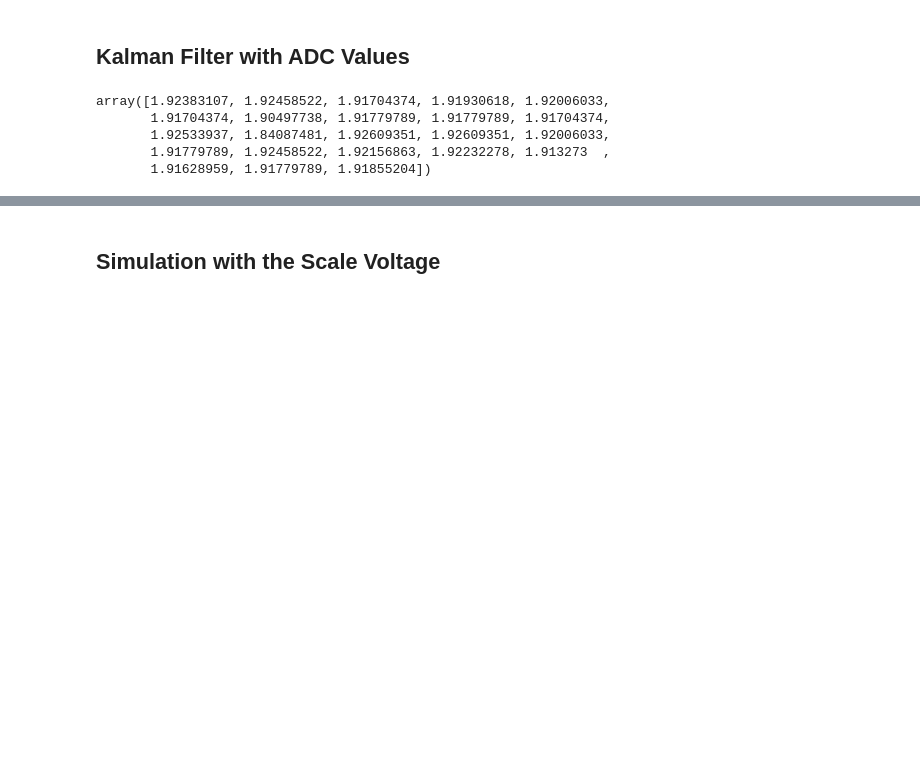
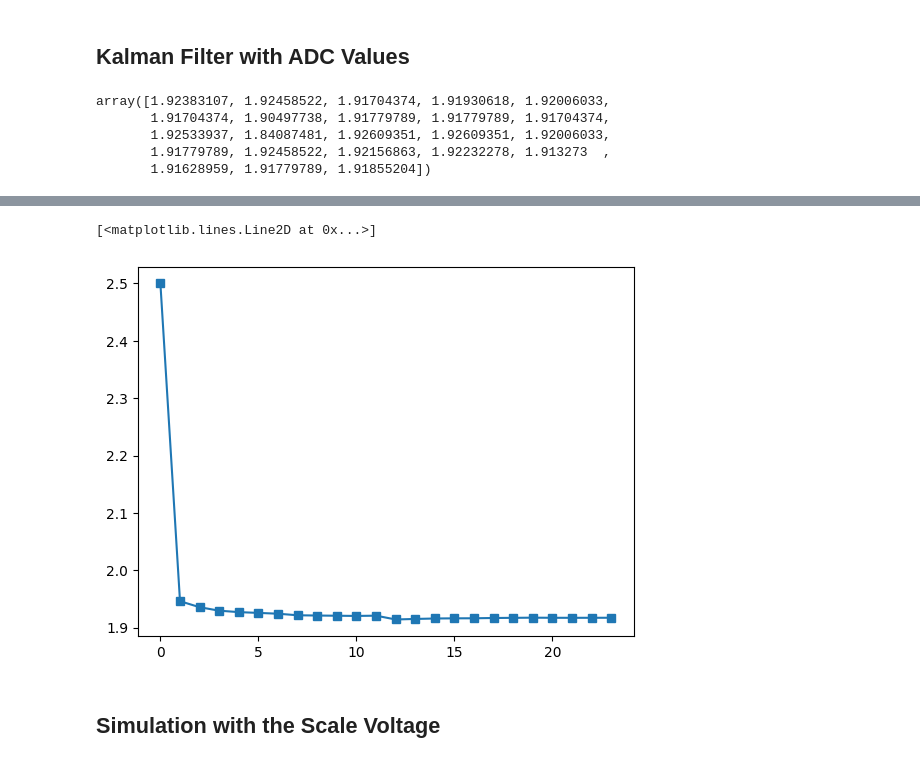
Before and after one commit to Kananelo688/Drongos-Weight-Scale-Design, a Jupyter notebook: Hardware-Design/Simulations/Kalman-Filter-Simulation.ipynb, the cells around one changed output, grey strips where cells are left out. Cells and saved outputs as stored; diff of their text form; code cells hidden in the pictures; blank space fills up the shorter version.

```diff
--- a/Hardware-Design/Simulations/Kalman-Filter-Simulation.ipynb
+++ b/Hardware-Design/Simulations/Kalman-Filter-Simulation.ipynb
@@ -77,7 +80,10 @@ estimates = kalman_filter(initial_guess,inital_var,voltages,variances,plot=True,
 # %%
 trues = 2*np.ones(len(estimates))
 errors = trues - estimates
-plt.plot(etimates, marker="s", label = "estimates")
+plt.plot(estimates, marker="s", label = "estimates")
+# %% [output]
+[<matplotlib.lines.Line2D at 0x...>]
+[figure, added]
 # %% [markdown]
 ## Simulation with the Scale Voltage
 # %%
```
Also changed, not shown: parts of 3 cells of this notebook, 4 other files.
